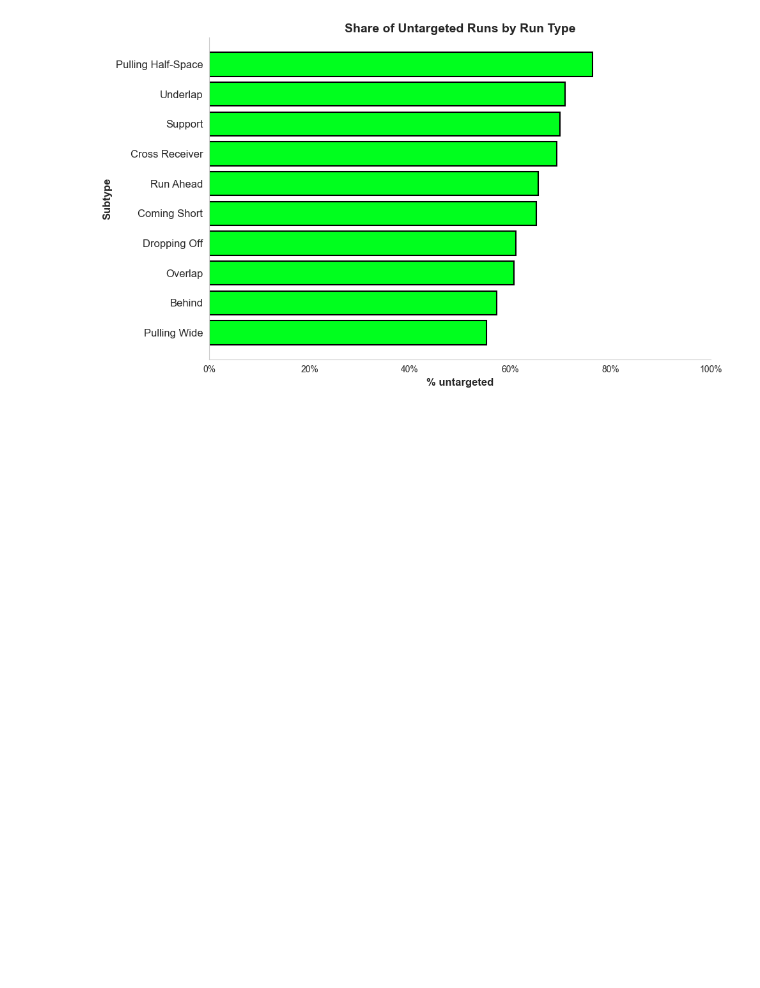
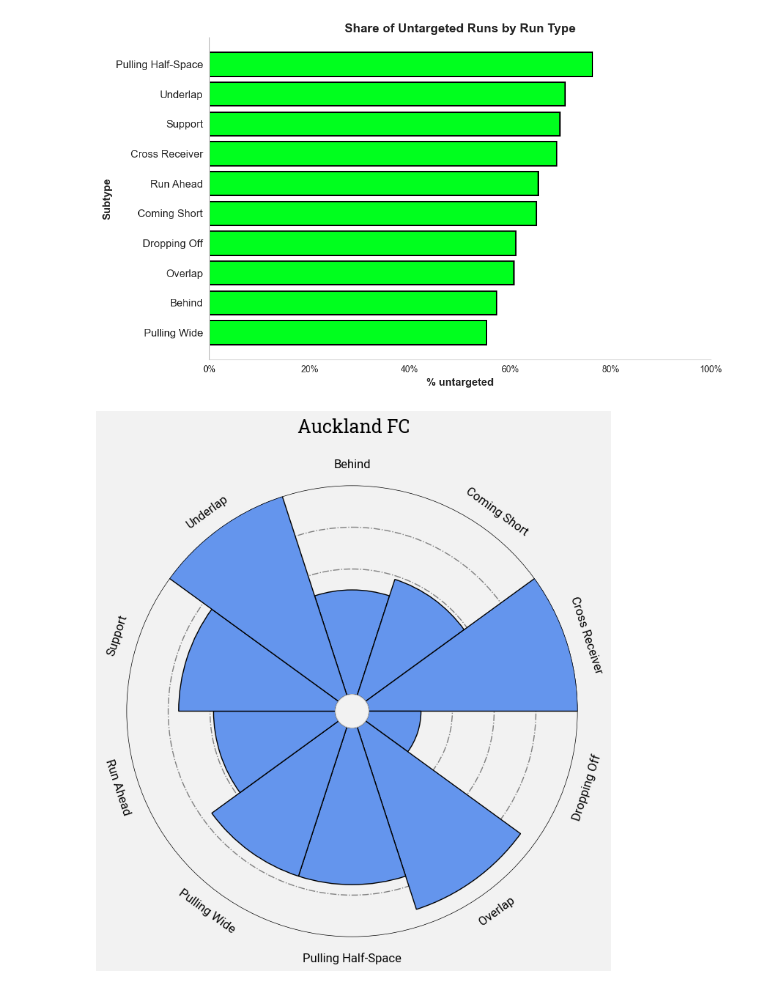
Before and after one commit to GabrielGausachs/analytics_cup_research, a Jupyter notebook: src/Utils/main.ipynb, the cells around one changed output. Saved outputs shown, nothing was run; the diff lists cells and outputs as text; code cells hidden in the pictures; blank space fills up the shorter version.

Commit message:
half radar plot

```diff
--- a/src/Utils/main.ipynb
+++ b/src/Utils/main.ipynb
@@ -202,2 +216,43 @@ plot_untargeted_percentage(untargeted_percentage_df)
 # %% [output]
 [figure]
+# %%
+def untargeted_runs_team_subtype(de_all_matches, all_tracking):
+    # Get untargeted off-ball events
+    off_ball_events = de_all_matches[de_all_matches["event_type_id"] == 1]
+    untargeted_off_ball_events = off_ball_events[off_ball_events["targeted"] == False]
+
+    # Group untargeted off-ball events by team and subtype
+    team_subtype = untargeted_off_ball_events.groupby(
+        ['team_id', 'team_shortname', 'event_subtype']).size().reset_index(name='untargeted_count')
+
+    # Dictionary to store total minutes per team
+    team_minutes = {}
+    for dataset in all_tracking:
+        match_duration = timedelta(0)
+        for period in dataset.metadata.periods:
+            period_duration = period.end_timestamp - period.start_timestamp
+            match_duration += period_duration
+        match_minutes = match_duration.total_seconds() / 60
+        for team in dataset.metadata.teams:
+            if team.team_id not in team_minutes:
+                team_minutes[team.team_id] = 0
+            team_minutes[team.team_id] += match_minutes
+
+    # Merge total minutes into team_subtype DataFrame
+    team_subtype['total_minutes'] = team_subtype['team_id'].map(team_minutes)
+
+    # Calculate untargeted per90
+    team_subtype['untargeted_per90'] = team_subtype['untargeted_count'] / team_subtype['total_minutes'] * 90
+
+    # Pivot the DataFrame to have subtypes as columns and teams as rows
+    df_pivot = team_subtype.pivot(
+        index='team_shortname',
+        columns='event_subtype',
+        values='untargeted_per90'
+        ).fillna(0)
+
+    percentile_df = df_pivot.rank(pct=True) * 100
+
+    return df_pivot, percentile_df
+# %%
+df_pivot, percentile_df = untargeted_runs_team_subtype(de_all_matches, all_tracking)
@@ -203,0 +308,4 @@ plot_untargeted_percentage(untargeted_percentage_df)
+# %%
+individual_pizza_plot(df_pivot, percentile_df,'Auckland FC', subtype_names_map=subtype_names_map)
+# %% [output]
+[figure, added]
```
Also changed, not shown: parts of 4 cells of this notebook.
